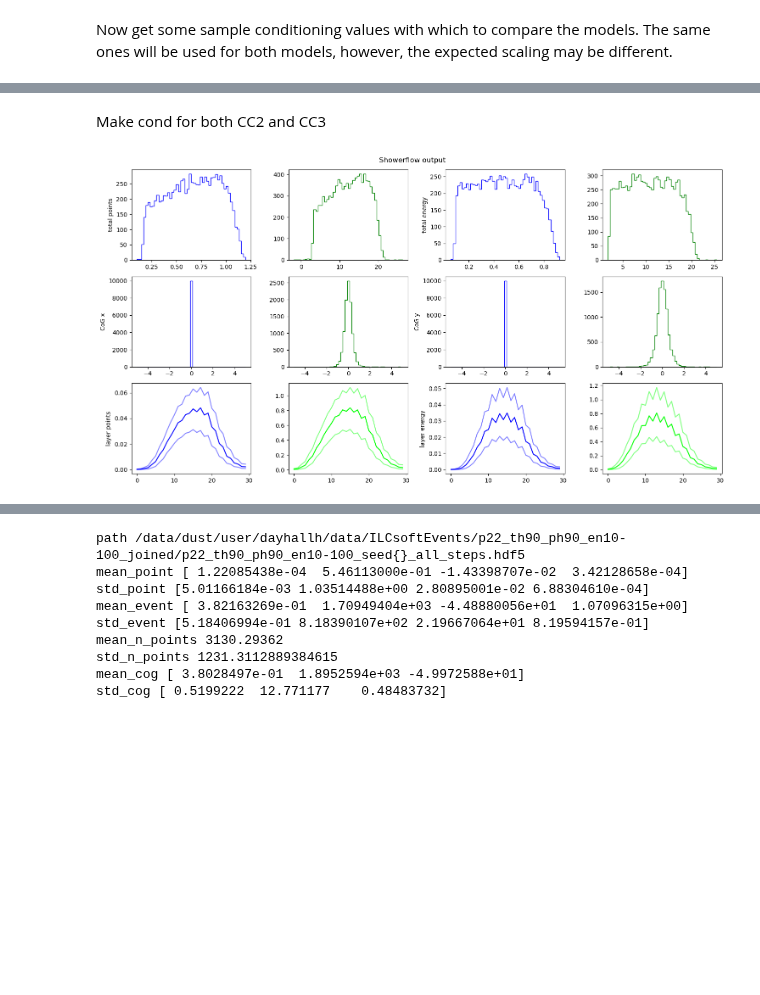
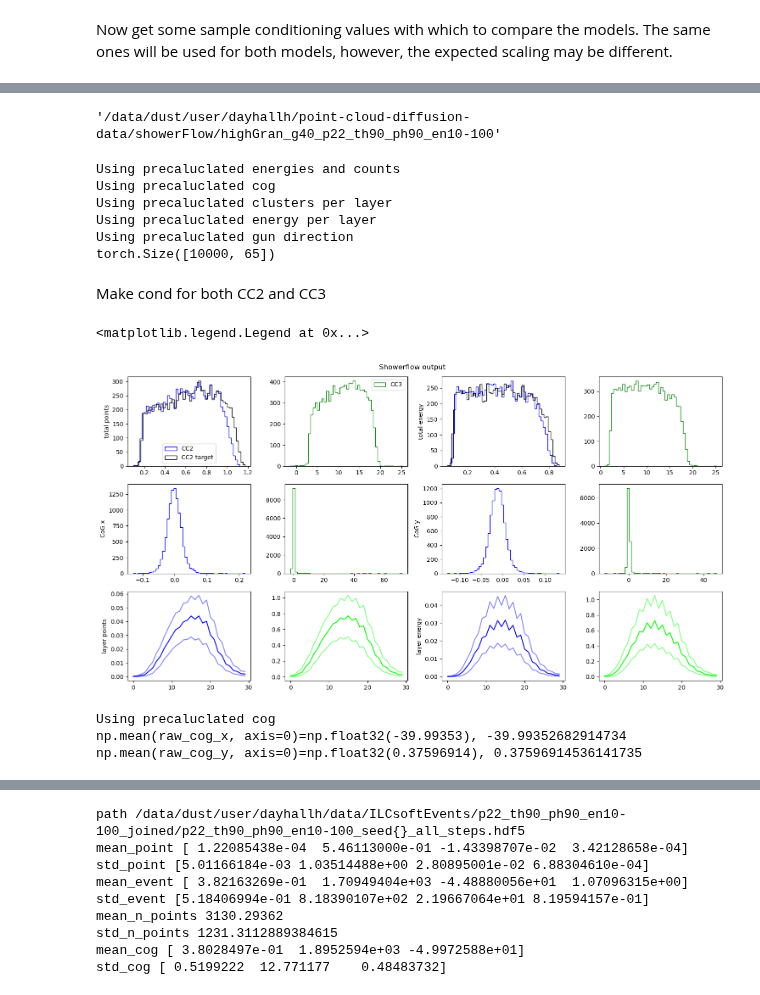
Before and after one commit to FLC-QU-hep/CaloClouds-3, a Jupyter notebook: scripts/plotting/ComparingCC2_CC3.ipynb, the cells around one changed output, grey strips where cells are left out. Saved outputs shown, nothing was run; the diff lists cells and outputs as text; code cells hidden in the pictures; blank space fills up the shorter version.

```diff
--- a/scripts/plotting/ComparingCC2_CC3.ipynb
+++ b/scripts/plotting/ComparingCC2_CC3.ipynb
@@ -67,10 +67,10 @@ Now get some sample conditioning values with which to compare the models.
 The same ones will be used for both models, however, the expected scaling may be different.
 # %%
 from pointcloud.data.conditioning import read_raw_regaxes_withcond
-all_cond_config = caloclouds_2.Configs()
+all_cond_config = caloclouds_2_v3.Configs()
 all_cond_config.dataset_path_in_storage = False
-all_cond_config.dataset_path = "/data/dust/user/dayhallh/data/ILCsoftEvents/p22_th90_ph90_en10-100_joined/p22_th90_ph90_en10-100_seed{}_all_steps.hdf5"
-all_cond_config.n_dataset_files = 10
+all_cond_config.dataset_path = static_dataset_path
+all_cond_config.n_dataset_files = 1
 all_cond_config.cond_features_names = ["energy", "points", "p_norm_local"]
 all_cond_config.cond_features = 5
 if True:
@@ -92,9 +162,35 @@ tensor([[4.3710e+01, 2.8140e+03, 0.0000e+00, 0.0000e+00, 1.0000e+00],
+# %%
+cc2_showerflow_dir
+# %% [output]
+'/data/dust/user/dayhallh/point-cloud-diffusion-data/showerFlow/highGran_g40_p22_th90_ph90_en10-100'
+# %%
+from pointcloud.utils.showerflow_training import train_ds_function_factory
+from pointcloud.utils.showerflow_utils import get_showerflow_dir
+
+cc2_showerflow_dir = get_showerflow_dir(cc_2_config)
+import ipdb
+if True:
+    #ipdb.set_trace()
+    cc2_ds_func = train_ds_function_factory(cc_2_config, showerflow_dir=cc2_showerflow_dir)
+
+    cc2_training_values = cc2_ds_func(0, 10_000)
+cc2_training_cond = cc2_training_values[:, 0]
+cc2_training_targets = cc2_training_values[:, 1:]
+print(cc2_training_targets.shape)
+# %% [output]
+Using precaluclated energies and counts
+Using precaluclated cog
+Using precaluclated clusters per layer
+Using precaluclated energy per layer
+Using precaluclated gun direction
+torch.Size([10000, 65])
 # %% [markdown]
 Make cond for both CC2 and CC3
 # %%
 
 all_cond_meta = Metadata(all_cond_config)
 original_cc2_max_points = 6_000
+original_cc2_max_points = 10_000
 normalised_cond2 = cond.clone()
 normalised_cond3 = cond.clone()
 #normalised_cond[:, 3] = 0
@@ -102,14 +198,13 @@ normalised_cond3 = cond.clone()
 normalised_cond2[:, 0] /= all_cond_meta.incident_rescale
 normalised_cond3[:, 0] /= 127
 normalised_cond2[:, 1] = (normalised_cond2[:, 1]/original_cc2_max_points)*2 - 1
+# This is super sensitive to the exact angle.....
+normalised_cond3[:, 2] = 0
+normalised_cond3[:, 3] = 0
+normalised_cond3[:, 4] = 1
 showerflow_cond = {"CC2": normalised_cond2[:, [0]], "CC3": normalised_cond3[:, [0, 2, 3, 4]]}
 # for the diffusion models, the energy goes between -1 and 1
 normalised_cond2[:, 0] = normalised_cond2[:, 0]*2 - 1
-# for CC3, the energy is log scaled and standardised
-# these values are for hit energies, need the ones for the training dataset
-Emean, Estd = -1.5300317, 1.2500798
-#normalised_cond3[:, 0] = ((normalised_cond3[:, 0]).log()-Emean)/Estd
-#normalised_cond3[:, 0] = normalised_cond3[:, 0]/127
 diffusion_cond = {"CC2": normalised_cond2[:, [0, 1]], "CC3":normalised_cond3[:, [0, 2, 3, 4]]}
 # %%
 conditioned_samples = {}
@@ -122,13 +217,17 @@ for name in cc_models:
     s_showerflow = flow_dist.condition(s_cond).sample([len(s_cond)])
     conditioned_samples[name] = (s_diffusion, s_showerflow)
 # %%
-from matplotlib import pyplot as plt
-import numpy as np
+
 fig, ax_arr = plt.subplots(3, 4, figsize=(15, 8))
 ax_arr = ax_arr.flatten()
 fig.suptitle("Showerflow output")
 hist2_settings = dict(label='CC2', color='blue', histtype="step", bins=np.linspace(-5, 5, 50))
 hist3_settings = dict(label='CC3', color='green', histtype="step", bins=np.linspace(-5, 5, 50))
+hist2_settings = dict(label='CC2', color='blue', histtype="step", bins= 50)
+hist3_settings = dict(label='CC3', color='green', histtype="step", bins=50)
+
+hist2_tar_settings = dict(label='CC2 target', color='k', histtype="step", bins= 50)
+hist3_tar_settings = dict(label='CC3 target', color='k', histtype="step", bins=50)
 
 
 i=4
@@ -137,6 +236,7 @@ cc2_v = conditioned_samples["CC2"][1][:, 4]
 cc3_v = conditioned_samples["CC3"][1][:, 0]
 
 ax_arr[i].hist(cc2_v, **hist2_settings)
+#ax_arr[i].hist(cc2_training_targets[:, 4], **hist2_tar_settings)
 ax_arr[i+1].hist(cc3_v, **hist3_settings)
 
 i=6
@@ -145,6 +245,7 @@ cc2_v = conditioned_samples["CC2"][1][:, 2]
 cc3_v = conditioned_samples["CC3"][1][:, 1]
 
 ax_arr[i].hist(cc2_v, **hist2_settings)
+#ax_arr[i].hist(cc2_training_targets[:, 2], **hist2_tar_settings)
 ax_arr[i+1].hist(cc3_v, **hist3_settings)
 
 i=0
@@ -156,6 +257,7 @@ cc2_v = conditioned_samples["CC2"][1][:, 0]
 cc3_v = conditioned_samples["CC3"][1][:, -60:-30].sum(dim=1)
 
 ax_arr[i].hist(cc2_v, **hist2_settings)
+ax_arr[i].hist(cc2_training_targets[:, 0], **hist2_tar_settings)
 ax_arr[i+1].hist(cc3_v, **hist3_settings)
 
 i=8
@@ -180,38 +282,57 @@ for j in range(3):
 
 i=2
 # total energy
 ax_arr[i].set_ylabel("total energy")
 cc2_v = conditioned_samples["CC2"][1][:, 1]
 cc3_v = conditioned_samples["CC3"][1][:, -30:].sum(dim=1)
 
 ax_arr[i].hist(cc2_v, **hist2_settings)
+ax_arr[i].hist(cc2_training_targets[:, 1]/2.5, **hist2_tar_settings)
 ax_arr[i+1].hist(cc3_v, **hist3_settings)
 
 i=10
 ax_arr[i].set_ylabel("layer energy")
 layer_e2 = np.zeros((3, 30))
 raw = conditioned_samples["CC2"][1][:, -30:]
 raw_totals = raw.sum(dim=1)
 renormed = raw*(cc2_v[:, None]/raw_totals[:, None])
 layer_e3 = np.zeros((3, 30))
 quantiles = [0.25, 0.5, 0.75]
 for l in range(30):
     layer_e2[:, l] = np.quantile(renormed[:, l], quantiles)
     layer_e3[:, l] = np.quantile(conditioned_samples["CC3"][1][:, -30+l], quantiles)
 colour = ((0, 0, 1, 0.5), (0, 0, 1, 1), (0, 0, 1, 0.5))
 for j in range(3):
     ax_arr[i].plot(range(30), layer_e2[j], color=colour[j])
 colour = ((0, 1, 0, 0.5), (0, 1, 0, 1), (0, 1, 0, 0.5))
 for j in range(3):
     ax_arr[i+1].plot(range(30), layer_e3[j], color=colour[j])
 
 plt.tight_layout()
+ax_arr[0].legend()
+ax_arr[1].legend()
 # %% [output]
+<matplotlib.legend.Legend at 0x...>
-[figure, old version]
+[figure, new version]
 # %%
 n_pnts = (events[..., -1] > 0).sum(axis=1)
-energy = events[..., -1].sum(axis=1)/all_cond_meta.vis_eng_rescale
-cog_x = ((events[..., -1]*events[..., 0]/events[..., [-1]].sum(axis=1)).sum(axis=1)-all_cond_meta.mean_cog[0])/all_cond_meta.std_cog[0]
-cog_y = ((events[..., -1]*events[..., 1]/events[..., [-1]].sum(axis=1)).sum(axis=1)-all_cond_meta.mean_cog[1])/all_cond_meta.std_cog[1]
+from pointcloud.utils.showerflow_training import get_cog
+
+cog_path, _ = get_cog(cc_2_config, cc2_showerflow_dir)
+cog = np.load(cog_path)
+all_cond_meta.mean_cog = np.mean(cog, axis=0)
+all_cond_meta.std_cog = np.std(cog, axis=0)
+
 raw_cog_x = (events[..., -1]*events[..., 0]/events[..., [-1]].sum(axis=1)).sum(axis=1)
 raw_cog_y = (events[..., -1]*events[..., 1]/events[..., [-1]].sum(axis=1)).sum(axis=1)
+
+print(f"{np.mean(raw_cog_x, axis=0)=}, {all_cond_meta.mean_cog[0]}")
+print(f"{np.mean(raw_cog_y, axis=0)=}, {all_cond_meta.mean_cog[1]}")
+
+energy = events[..., -1].sum(axis=1)/all_cond_meta.vis_eng_rescale
+cog_x = (raw_cog_x-all_cond_meta.mean_cog[0])/all_cond_meta.std_cog[0]
+cog_y = (raw_cog_y-all_cond_meta.mean_cog[1])/all_cond_meta.std_cog[1]
+# %% [output]
+Using precaluclated cog
+np.mean(raw_cog_x, axis=0)=np.float32(-39.99353), -39.99352682914734
+np.mean(raw_cog_y, axis=0)=np.float32(0.37596914), 0.37596914536141735
```
Also changed, not shown: parts of 14 cells of this notebook, 52 other files.
